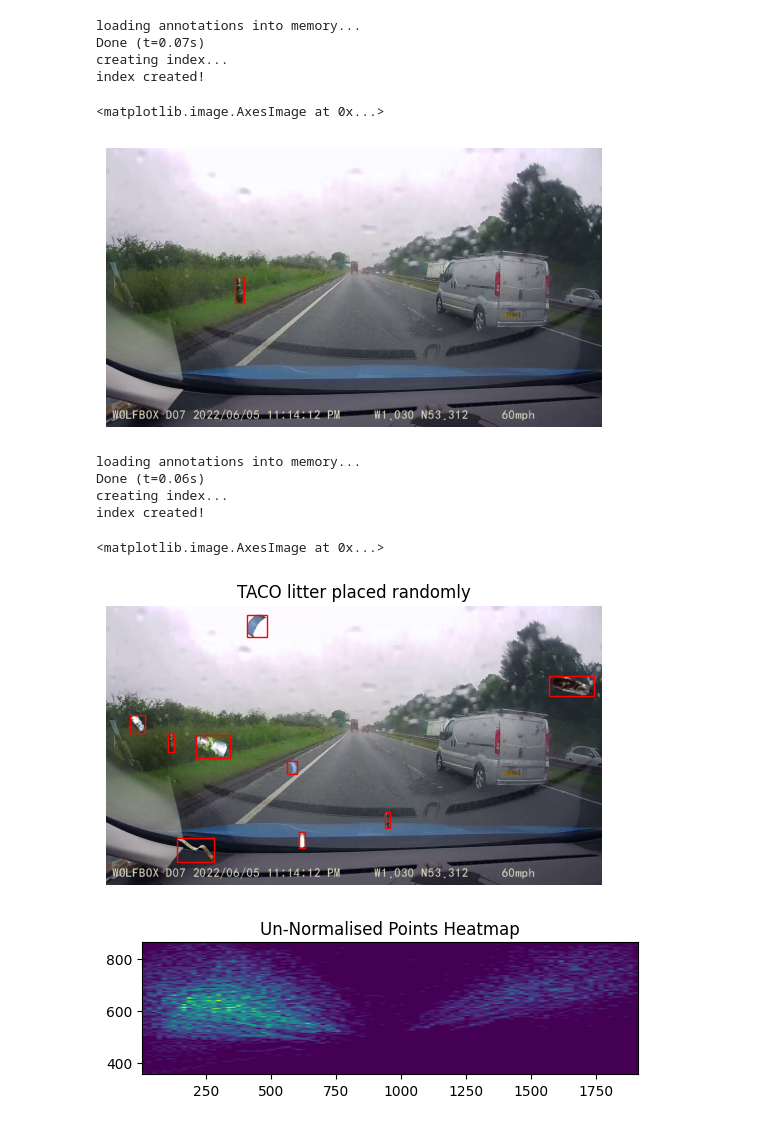
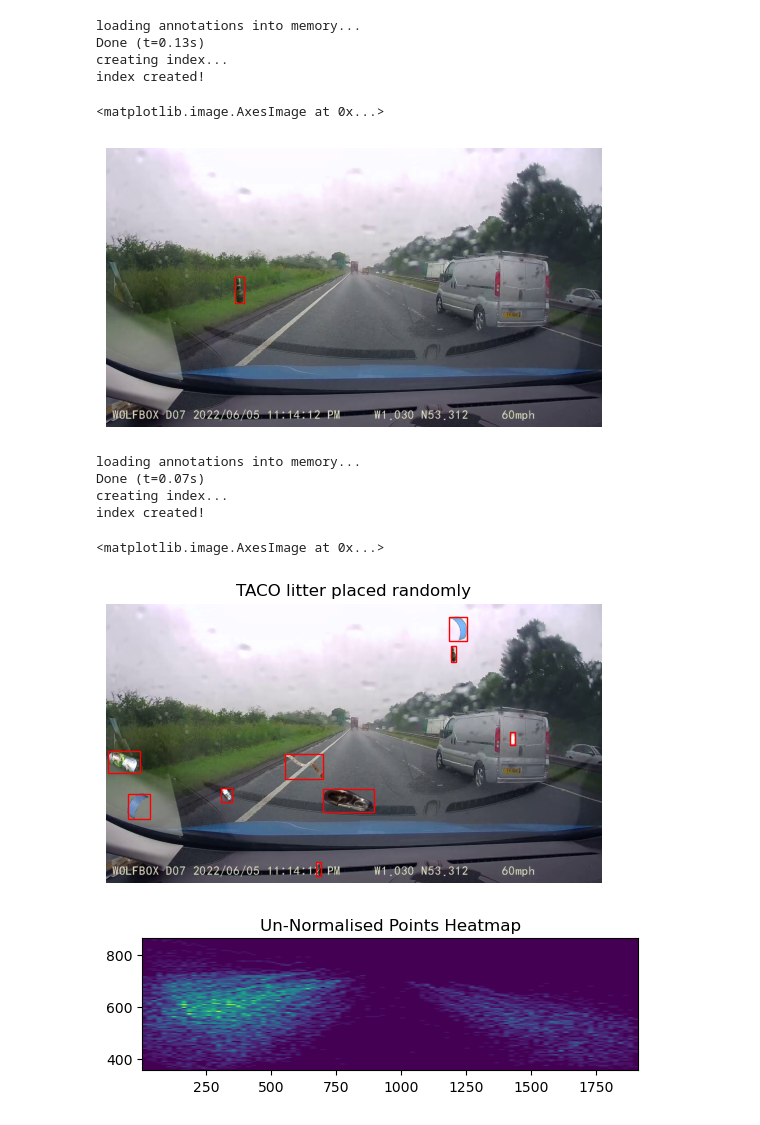
Before and after one commit to oakleighw/VergeSegmentLitterPaste, a Jupyter notebook: Copy-Paste Placement.ipynb, the cells around one changed output. Cells and saved outputs as stored; diff of their text form; code cells hidden in the pictures.

```diff
--- a/Copy-Paste Placement.ipynb
+++ b/Copy-Paste Placement.ipynb
@@ -114,7 +114,10 @@ def combine(litter_im, litter_mask, verge, x1, y1):
     foreground = litter_im
     background = verge[y1:y1+min_height, x1:x1+min_width]
 
-    (Rb, Gb, Bb) = cv2.split(background)
+    try:
+        (Rb, Gb, Bb) = cv2.split(background)
+    except:
+        print(min_height,min_width)
     (Rf, Gf, Bf) = cv2.split(foreground)
 
 
@@ -123,6 +126,7 @@ def combine(litter_im, litter_mask, verge, x1, y1):
 
 
     #In each colour channel, cut out mask and add foreground channels
+
     Rn = cv2.bitwise_and(Rb,Rb,mask=inv_mask) + Rf
     Gn = cv2.bitwise_and(Gb,Gb,mask=inv_mask) + Gf
     Bn = cv2.bitwise_and(Bb,Bb,mask=inv_mask) + Bf
@@ -136,10 +140,11 @@ def combine(litter_im, litter_mask, verge, x1, y1):
 # %%
 import matplotlib.patches as patches
 
+v_path = r"C:\Users\Computing\OneDrive - University of Lincoln\MSc Intelligent Vision\Project\segmentation\seg_dataset\gv_seg\20220605231413_000097_Trim_frame2.jpg"
 #get cropped taco image and mask
 ims, masks = getTaco(taco_path,[0])
 
-verge = getVerge(r"C:\Users\oakle\OneDrive - University of Lincoln\MSc Intelligent Vision\Project\segmentation\seg_dataset\gv_seg\20220605231413_000097_Trim_frame2.jpg")
+verge = getVerge(v_path)
 
 
 new_lit_height = 100
@@ -162,7 +167,7 @@ plt.axis('off')
 plt.imshow(merged)
 # %% [output]
 loading annotations into memory...
-Done (t=0.07s)
+Done (t=0.13s)
 creating index...
 index created!
 <matplotlib.image.AxesImage at 0x...>
@@ -179,7 +184,7 @@ vh = verge.shape[0]; vw = verge.shape[1]
 #get cropped taco image and mask
 ims, masks = getTaco(taco_path,[0,1,2,3,4,5,6,7,8])
 
-verge = getVerge(r"C:\Users\oakle\OneDrive - University of Lincoln\MSc Intelligent Vision\Project\segmentation\seg_dataset\gv_seg\20220605231413_000097_Trim_frame2.jpg")
+verge = getVerge(v_path)
 
 
 merged = verge.copy()
@@ -211,17 +216,17 @@ plt.axis('off')
 plt.imshow(merged)
 # %% [output]
 loading annotations into memory...
-Done (t=0.06s)
+Done (t=0.07s)
 creating index...
 index created!
 <matplotlib.image.AxesImage at 0x...>
-[figure, old version]
+[figure, new version]
 # %%
 #Place in random points from training data samples
 
 #Load points
 import pandas as pd
-labelCSV = r"C:\Users\oakle\OneDrive - University of Lincoln\MSc Intelligent Vision\Project\copy-paste\Training02.csv"
+labelCSV = r"C:\Users\Computing\OneDrive - University of Lincoln\MSc Intelligent Vision\Project\copy-paste\Training02.csv"
 
 centx = []
 centy = []
@@ -248,21 +253,21 @@ for i, name in enumerate(xmin):
 # %%
 #modify points for verge dimensions
 newCentx = np.multiply(centx, vw)
 newCenty = np.multiply(centy, vh)
 
 heatmap, xedges, yedges = np.histogram2d(newCentx, newCenty, bins=100)
 extent = [xedges[0], xedges[-1], yedges[0], yedges[-1]]
 
 fig, ax = plt.subplots()
 plt.clf()
-plt.imshow(heatmap.T, extent=extent, origin='lower')
+plt.imshow(heatmap.T, extent=extent)
 plt.title("Un-Normalised Points Heatmap")
 
 ax.set_xlim(vh)
 ax.set_ylim(vw)
 plt.show()
 # %% [output]
-[figure, old version]
+[figure, new version]
 # %%
 #place along random training points
 #get height & width of verge
```
Also changed, not shown: parts of 7 cells of this notebook, 1 other file.
